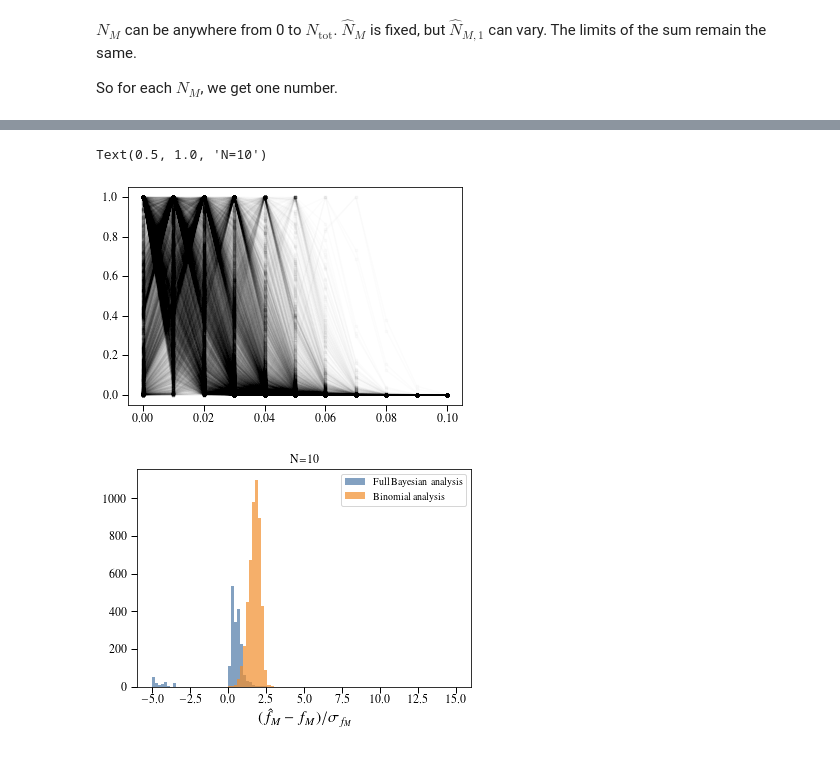
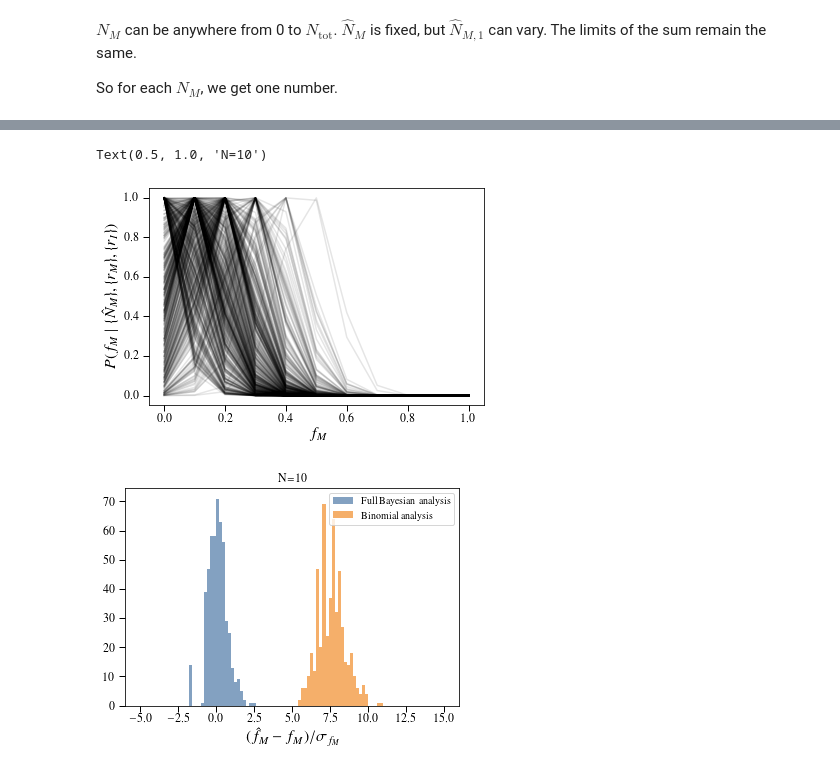
Before and after one commit to dncnwtts/merger_classification, a Jupyter notebook: accuracy_analysis.ipynb, the cells around one changed output, grey strips where cells are left out. Cells and saved outputs as stored; diff of their text form; code cells hidden in the pictures.

```diff
--- a/accuracy_analysis.ipynb
+++ b/accuracy_analysis.ipynb
@@ -321,0 +119,15 @@ def L(N_M, r_M, r_I, N_Mhat, N_tot):
+# %%
+N_tot = 10
+n = 14
+f_M = 1
+N_true, N_M, r_Ms, r_Is = aa.make_sample(N_tot, f_M, n, N_M=10, r_M=0.7, r_I=0.8)
+print(N_true, N_M, r_Ms, r_Is)
+
+logP_tot = np.zeros(N_tot+1)
+N_Ms = np.arange(N_tot+1)
+for i in range(n):
+    P_arr = aa.L(N_Ms, r_Is[i], r_Ms[i], N_M[i], N_tot)
+    logP_tot += np.log(P_arr)
+    plt.plot(N_Ms, P_arr, color='k', alpha=0.2)
+plt.plot(N_Ms, np.exp(logP_tot-logP_tot.max()), color='k')
+plt.xlabel(r'$N_M$')
@@ -327,7 +147,7 @@ f_M = 0.1
 # number of classifier
 n = 14
 
-n_exp = 5000
+n_exp = 500
 mu1 = np.zeros(n_exp)
 mu2 = np.zeros(n_exp)
 ll1 = np.zeros(n_exp)
@@ -339,48 +159,46 @@ N_trues = np.zeros(n_exp)
 Z1 = np.zeros(n_exp)
 Z2 = np.zeros(n_exp)
 
 Ns = np.arange(0, N+1.)
-fs = Ns/N_tot
+fs = Ns/N
 for _ in tqdm(range(n_exp)):
 #for _ in range(n_exp):
-    N_true, N_M, r_Ms, r_Is = make_sample(N, f_M, n)
-    lnLi = L(Ns, r_Ms[0], r_Is[0], N_M[0], N)*0
-    try:
-        for i in range(n):
-            lnLi += np.log(L(Ns, r_Ms[i], r_Is[i], N_M[i], N))
-    except RuntimeWarning:
-        print('Runtimewarning')
-        break
+    N_true, N_M, r_Ms, r_Is = aa.make_sample(N, f_M, n, N_M=int(f_M*N))
+    lnLi = aa.L(Ns, r_Ms[0], r_Is[0], N_M[0], N)*0
+    for i in range(n):
+        lnLi += np.log(aa.L(Ns, r_Is[i], r_Ms[i], N_M[i], N))
     Pi = np.exp(lnLi - lnLi.max())
     plt.figure(1)
-    plt.plot(fs, Pi, 'k.-', alpha=0.01)
+    plt.plot(Ns/N, Pi, 'k', alpha=0.1)
+    plt.xlabel(r'$f_M$')
+    plt.ylabel(r'$P(f_M\mid\{\hat N_M\},\{r_M\},\{r_I\})$')
     mu = sum(fs*Pi)/sum(Pi)
-    ll, ul, sd = pdf_std(Pi, fs)
+    ll, ul, sd = aa.pdf_std(Pi, fs)
     Z1[_] = (mu-N_true/N)/sd
     mu1[_] = mu
     ll1[_] = ll
     ul1[_] = ul
 
     mu = (n*N_M.mean()+1)/(n*N+2)
     mu2[_] = mu
-    #ll, ul, sd = beta_std(sum(N_M), n*N)
-    ll, ul, sd = beta_std(N_M.mean(), N)
+    ll, ul, sd = aa.beta_std(sum(N_M), n*N)
+    #ll, ul, sd = aa.beta_std(N_M.mean(), N)
     Z2[_] = (mu-N_true/N)/sd
     ll2[_] = ll
     ul2[_] = ul
 
     N_trues[_] = N_true
 bins = np.linspace(-5,15,101)
 plt.figure()
 plt.hist(Z1, bins=bins, alpha=0.7, label='Full Bayesian analysis')
 plt.hist(Z2, bins=bins, alpha=0.7, label='Binomial analysis')
 plt.legend(loc='best')
 plt.xlabel(r'$(\hat f_M-f_M)/\sigma_{f_M}$')
 plt.title(f'N={N}')
 # %% [output]
 Text(0.5, 1.0, 'N=10')
-[figure, old version]
+[figure, new version]
-[figure, old version]
+[figure, new version]
 # %%
 # Total sample size
 N = 50
```
Also changed, not shown: parts of 19 cells of this notebook, 1 other file.
